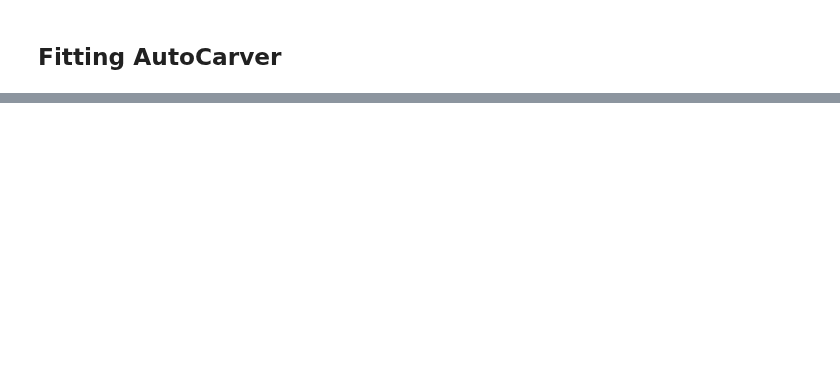
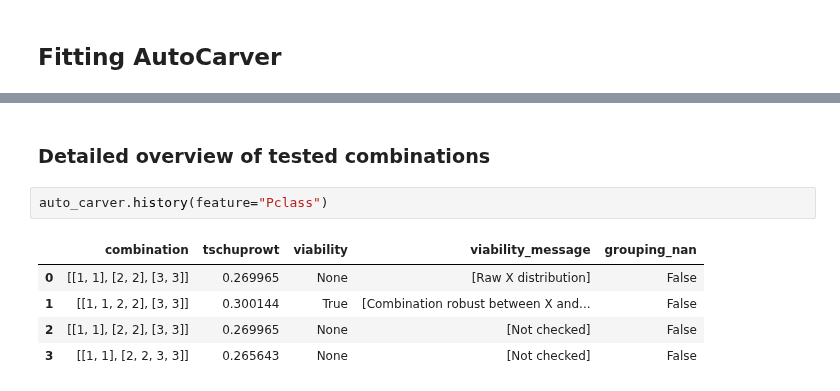
Before and after one commit to mdefrance/AutoCarver, a Jupyter notebook: docs/source/examples/BinaryClassification/binary_classification_example.ipynb, the cells around one changed output, grey strips where cells are left out. Saved outputs shown, nothing was run; the diff lists cells and outputs as text; blank space fills up the shorter version.

```diff
--- a/docs/source/examples/BinaryClassification/binary_classification_example.ipynb
+++ b/docs/source/examples/BinaryClassification/binary_classification_example.ipynb
@@ -297,0 +282,10 @@ X_dev distribution
+# %% [markdown]
+### Detailed overview of tested combinations
+# %%
+auto_carver.history(feature="Pclass")
+# %% [output]
+|  | combination | tschuprowt | viability | viability_message | grouping_nan |
+| 0 | [[1, 1], [2, 2], [3, 3]] | 0.269965 | None | [Raw X distribution] | False |
+| 1 | [[1, 1, 2, 2], [3, 3]] | 0.300144 | True | [Combination robust between X and... | False |
+| 2 | [[1, 1], [2, 2], [3, 3]] | 0.269965 | None | [Not checked] | False |
+| 3 | [[1, 1], [2, 2, 3, 3]] | 0.265643 | None | [Not checked] | False |
```
Also changed, not shown: parts of 30 cells of this notebook, 24 other files.
